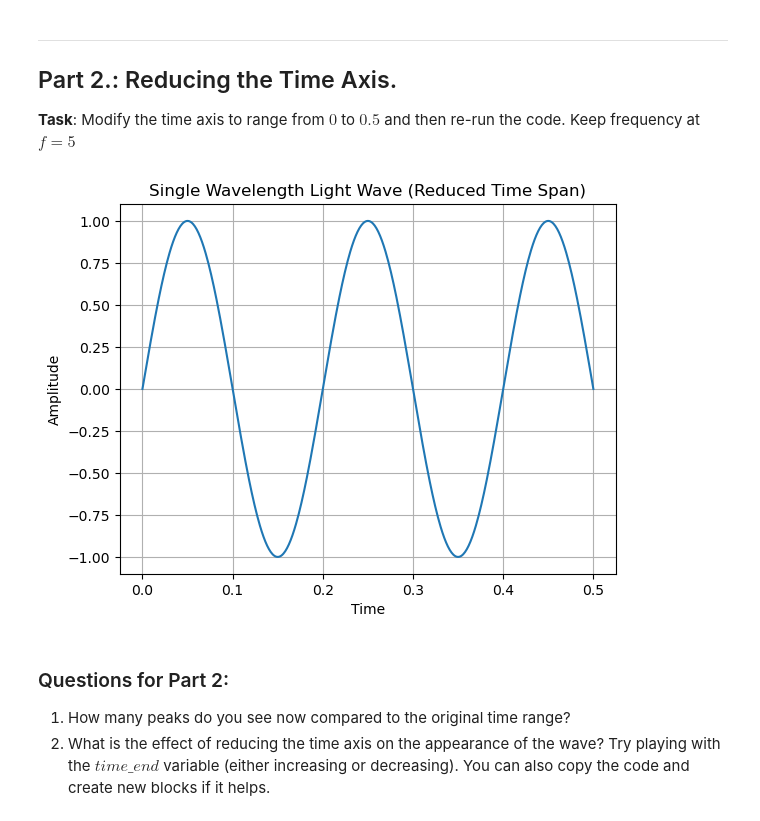
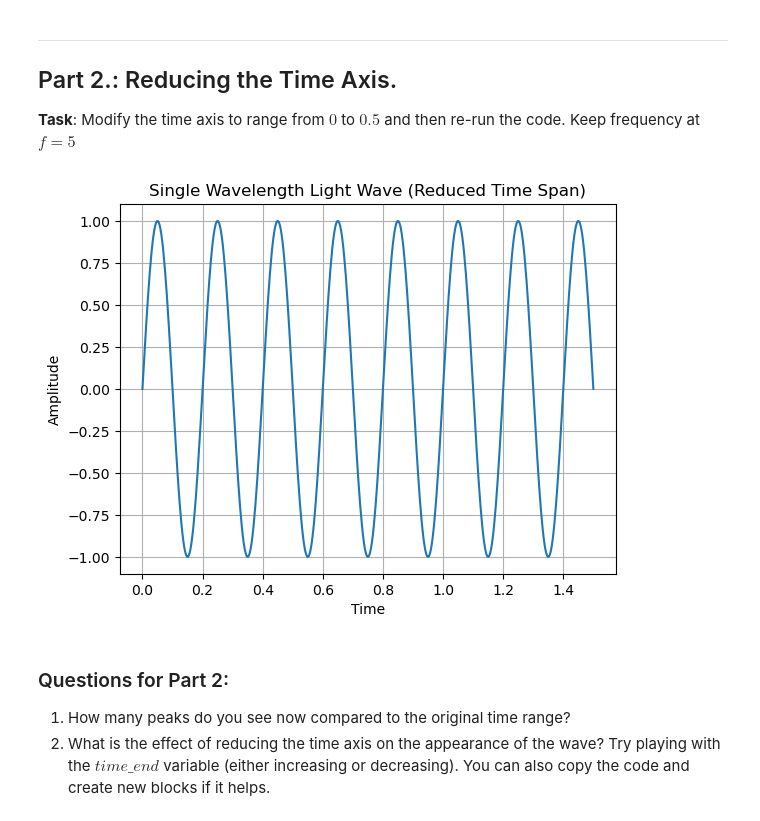
Before and after one commit to acgaribay/Meteo203-2526-Garibay, a Jupyter notebook: exercise_02/exercise_02_simulatinglight.ipynb, the cells around one changed output. Saved outputs shown, nothing was run; the diff lists cells and outputs as text; code cells hidden in the pictures.

```diff
--- a/exercise_02/exercise_02_simulatinglight.ipynb
+++ b/exercise_02/exercise_02_simulatinglight.ipynb
@@ -51,23 +51,23 @@ plt.show()
 # %%
 # Adjust the time axis to a shorter range
 time_start = 0
-time_end = 0.5
+time_end = 1.5
 t = np.linspace(time_start, time_end, 500)  # Time array (0 to 2pi)
 
 f = 5  # Frequency
 
 # Generate the sine wave for the same frequency
 wave = A * np.sin(2 * np.pi * f * t)
 
 # Plot the wave
 plt.plot(t, wave)
 plt.title("Single Wavelength Light Wave (Reduced Time Span)")
 plt.xlabel("Time")
 plt.ylabel("Amplitude")
 plt.grid(True)
 plt.show()
 # %% [output]
-[figure, old version]
+[figure, new version]
 # %% [markdown]
 ### Questions for Part 2:
 1. How many peaks do you see now compared to the original time range?
```
Also changed, not shown: parts of 11 cells of this notebook, 1 other file.
